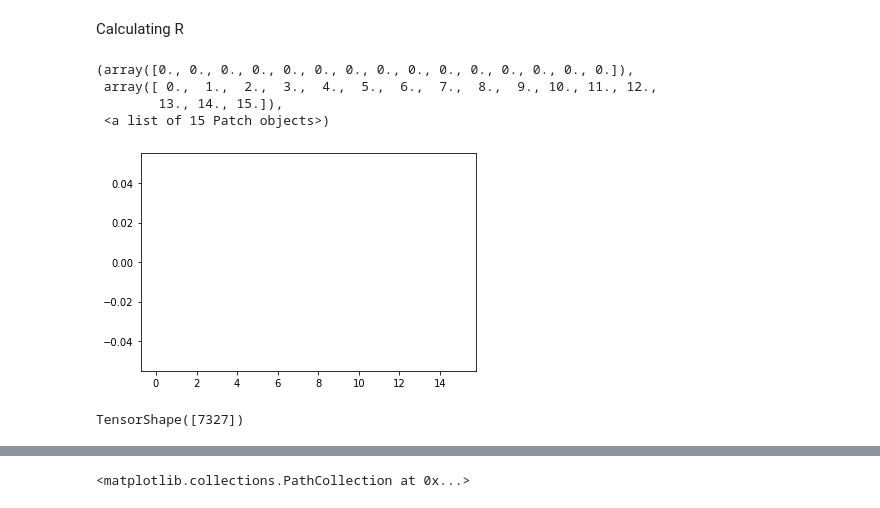
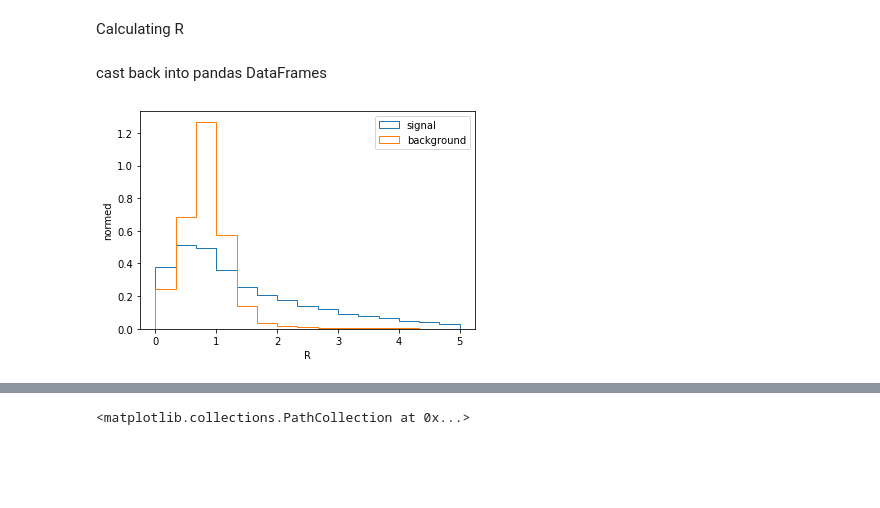
Before and after one commit to matteoettam09/i-flow, a Jupyter notebook: DensityEstimation/RnD_dataset.ipynb, the cells around one changed output, grey strips where cells are left out. Saved outputs shown, nothing was run; the diff lists cells and outputs as text; code cells hidden in the pictures; blank space fills up the shorter version.

```diff
--- a/DensityEstimation/RnD_dataset.ipynb
+++ b/DensityEstimation/RnD_dataset.ipynb
@@ -366,16 +383,5 @@ data_train_bkg, data_train_sig, invM= prepare_data_train(3800,100,bblist)
 bkgprob=bkgdist.prob(data_train_sig)
 sigprob=sigdist.prob(data_train_sig)
 bkglogprob=np.log(bkgprob)
-# %%
-plt.hist(sigprob*(1.0/bkgprob),bins=15,range=(0,15))
-# %% [output]
-(array([0., 0., 0., 0., 0., 0., 0., 0., 0., 0., 0., 0., 0., 0., 0.]),
- array([ 0.,  1.,  2.,  3.,  4.,  5.,  6.,  7.,  8.,  9., 10., 11., 12.,
-        13., 14., 15.]),
- <a list of 15 Patch objects>)
-[figure, removed]
-# %%
-R=sigprob*(1.0/bkgprob)
-np.shape(R)
-# %% [output]
-TensorShape([7327])
+# %% [markdown]
+cast back into pandas DataFrames
@@ -382 +397,12 @@ TensorShape([7327])
+# %%
+plt.hist(data_train_sig[issignal].R,
+         bins=15, range=(0,5), histtype='step', density=True, label='signal')
+plt.hist(data_train_sig[~issignal].R,
+         bins=15, range=(0,5), histtype='step', density=True, label='background')
+plt.xlabel('R')
+plt.ylabel('normed')
+plt.legend()
+plt.show()
+# %% [output]
+[figure, added]
 # %%
```
Also changed, not shown: parts of 10 cells of this notebook.
